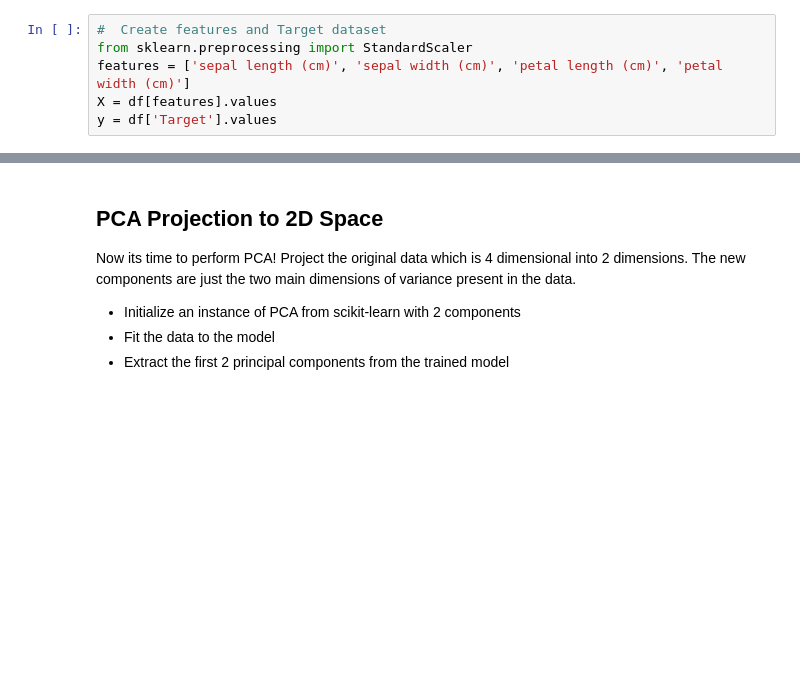
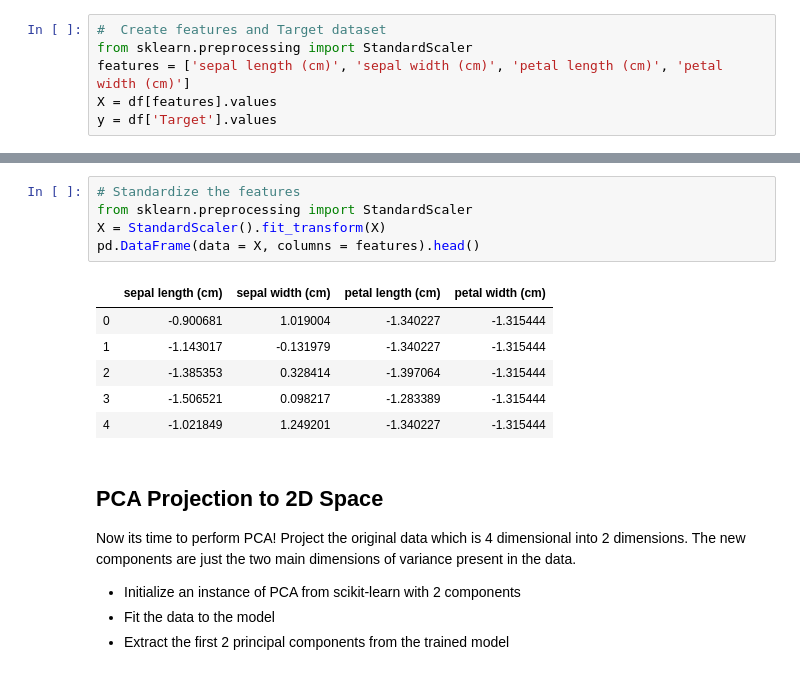
Before and after one commit to mgreatorex10/dsc-enterprise-deloitte-dl-pca-in-sklearn-lab-deloitte-online-ds-050520, a Jupyter notebook: index.ipynb, the cells around one changed output, grey strips where cells are left out. Saved outputs shown, nothing was run; the diff lists cells and outputs as text; blank space fills up the shorter version.

```diff
--- a/index.ipynb
+++ b/index.ipynb
@@ -61,3 +49,15 @@ y = df['Target'].values
+# %%
+# Standardize the features
+from sklearn.preprocessing import StandardScaler
+X = StandardScaler().fit_transform(X)
+pd.DataFrame(data = X, columns = features).head()
+# %% [output]
+|  | sepal length (cm) | sepal width (cm) | petal length (cm) | petal width (cm) |
+| 0 | -0.900681 | 1.019004 | -1.340227 | -1.315444 |
+| 1 | -1.143017 | -0.131979 | -1.340227 | -1.315444 |
+| 2 | -1.385353 | 0.328414 | -1.397064 | -1.315444 |
+| 3 | -1.506521 | 0.098217 | -1.283389 | -1.315444 |
+| 4 | -1.021849 | 1.249201 | -1.340227 | -1.315444 |
 # %% [markdown]
 ## PCA Projection to 2D Space
 
```
Also changed, not shown: parts of 1 cell of this notebook.
